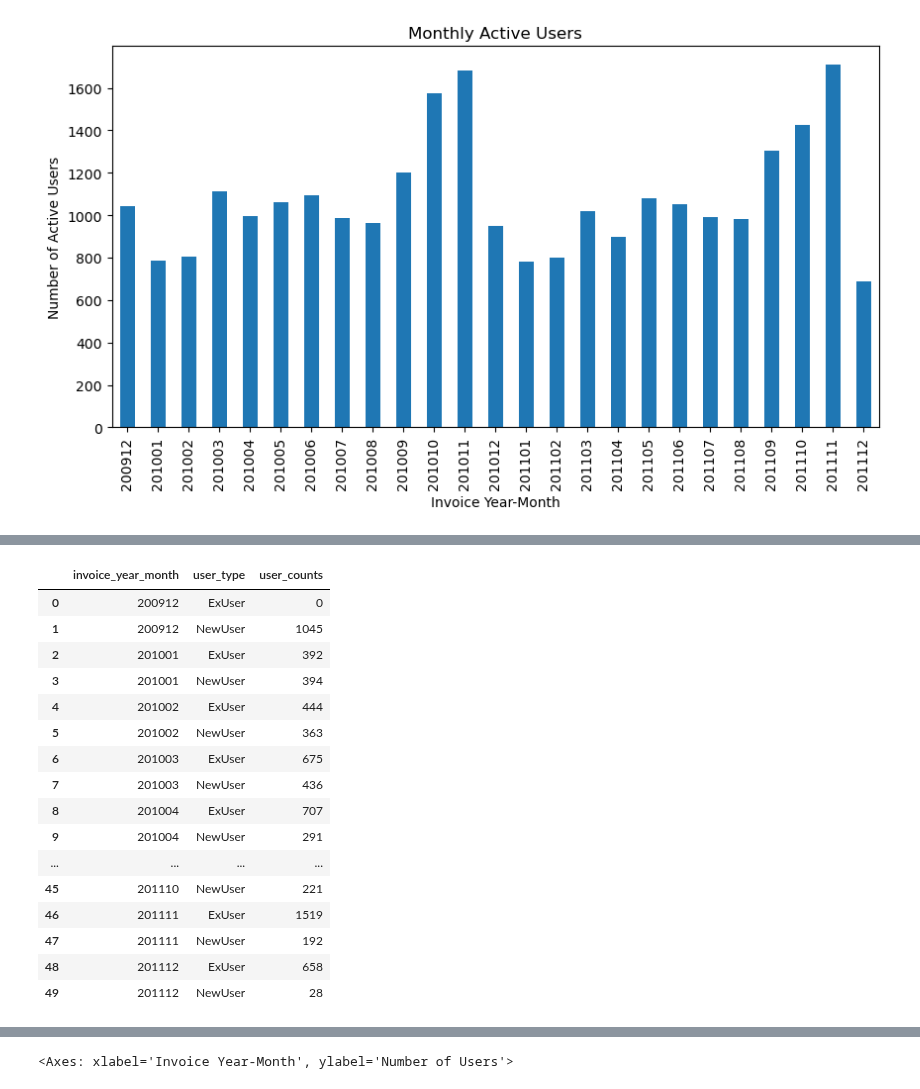
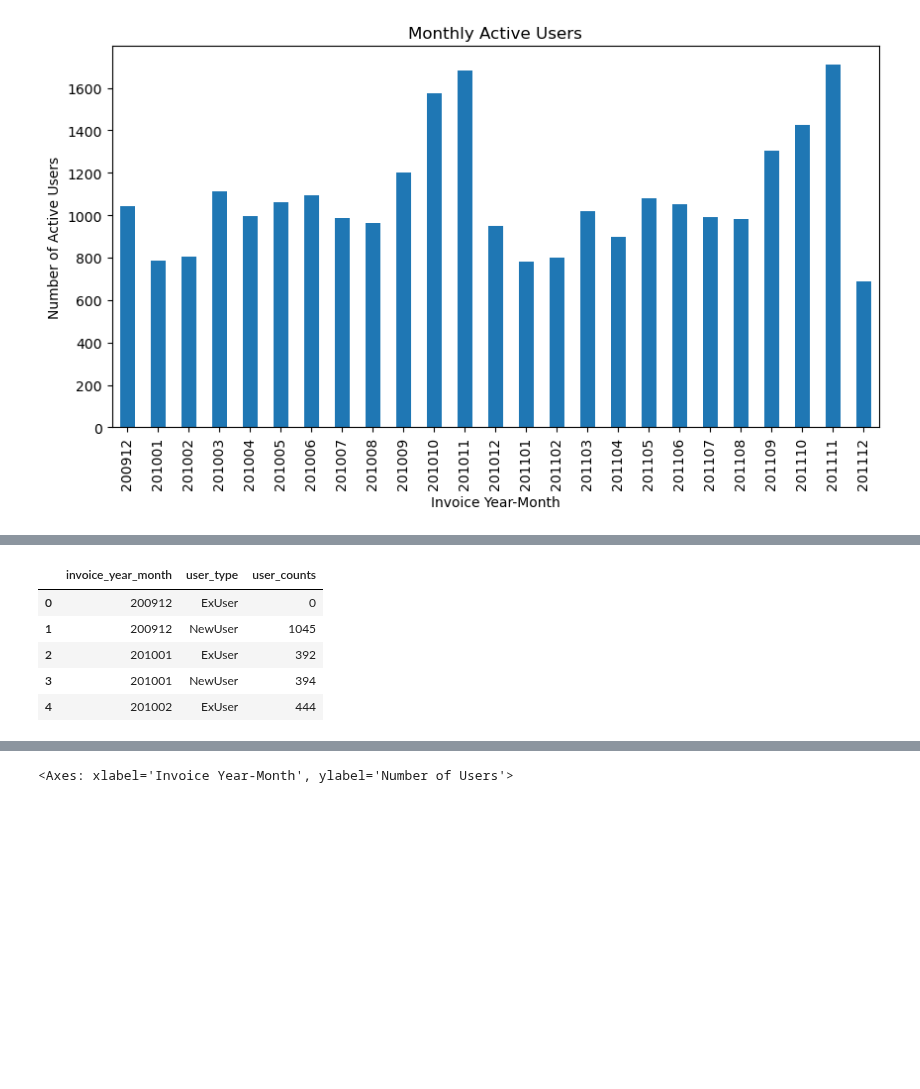
Before and after one commit to jarviscanada/jarvis_data_eng_SarazhiliuHe, a Jupyter notebook: python_data_analytics/retail_data_analytics_wrangling.ipynb, the cells around one changed output, grey strips where cells are left out. Cells and saved outputs as stored; diff of their text form; code cells hidden in the pictures; blank space fills up the shorter version.

```diff
--- a/python_data_analytics/retail_data_analytics_wrangling.ipynb
+++ b/python_data_analytics/retail_data_analytics_wrangling.ipynb
@@ -319,6 +142,0 @@ there is no one-to-one mapping between canceled and original invoice numbers via
-# %%
-retail_df['is_canceled'] = retail_df['invoice'].str.startswith('C')
-retail_df['base_invoice'] = retail_df['invoice'].str.replace('^C', '', regex=True)
-canceled_invoices = retail_df[retail_df['is_canceled']]['base_invoice'].unique()
-matched_df = retail_df[retail_df['invoice'].isin(canceled_invoices)]
-matched_df
@@ -327,2 +142,0 @@ matched_df
-# %%
-retail_df.drop(columns=['is_canceled', 'base_invoice'], inplace=True)
@@ -662,30 +465,19 @@ retail_df_with_first_purchase
 # %%
 grouped_user_counts = (
     retail_df_with_first_purchase
     .groupby(['invoice_year_month', 'user_type'])['customer_id']
     .nunique()
     .rename('user_counts')
     .reset_index()
 )
-grouped_user_counts
+grouped_user_counts.head()
 # %% [output]
 |  | invoice_year_month | user_type | user_counts |
 | 0 | 200912 | ExUser | 0 |
 | 1 | 200912 | NewUser | 1045 |
 | 2 | 201001 | ExUser | 392 |
 | 3 | 201001 | NewUser | 394 |
 | 4 | 201002 | ExUser | 444 |
-| 5 | 201002 | NewUser | 363 |
-| 6 | 201003 | ExUser | 675 |
-| 7 | 201003 | NewUser | 436 |
-| 8 | 201004 | ExUser | 707 |
-| 9 | 201004 | NewUser | 291 |
-| ... | ... | ... | ... |
-| 45 | 201110 | NewUser | 221 |
-| 46 | 201111 | ExUser | 1519 |
-| 47 | 201111 | NewUser | 192 |
-| 48 | 201112 | ExUser | 658 |
-| 49 | 201112 | NewUser | 28 |
 # %%
 monthly_user_type = (
     grouped_user_counts
```
Also changed, not shown: parts of 71 cells of this notebook, 2 other files.
